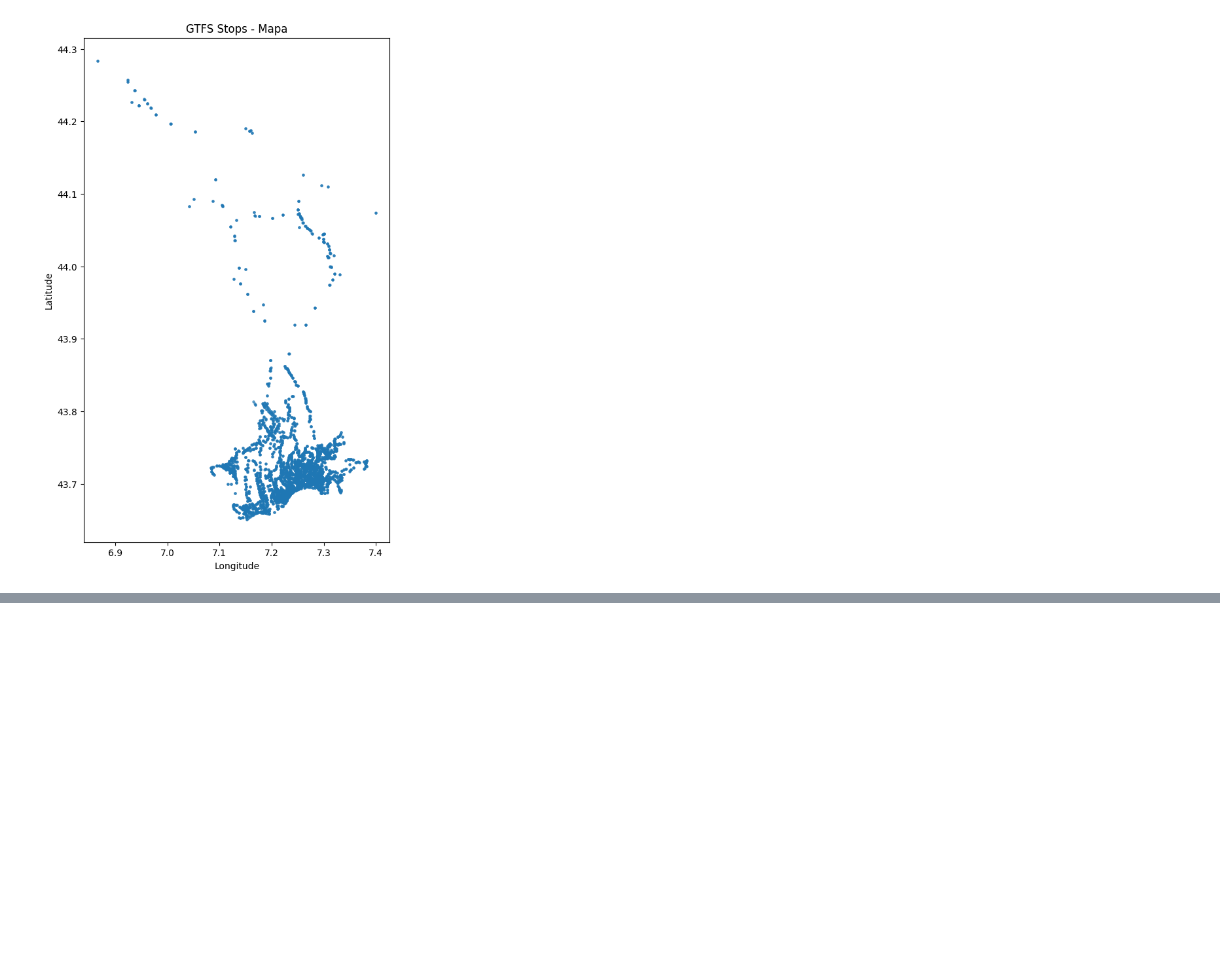
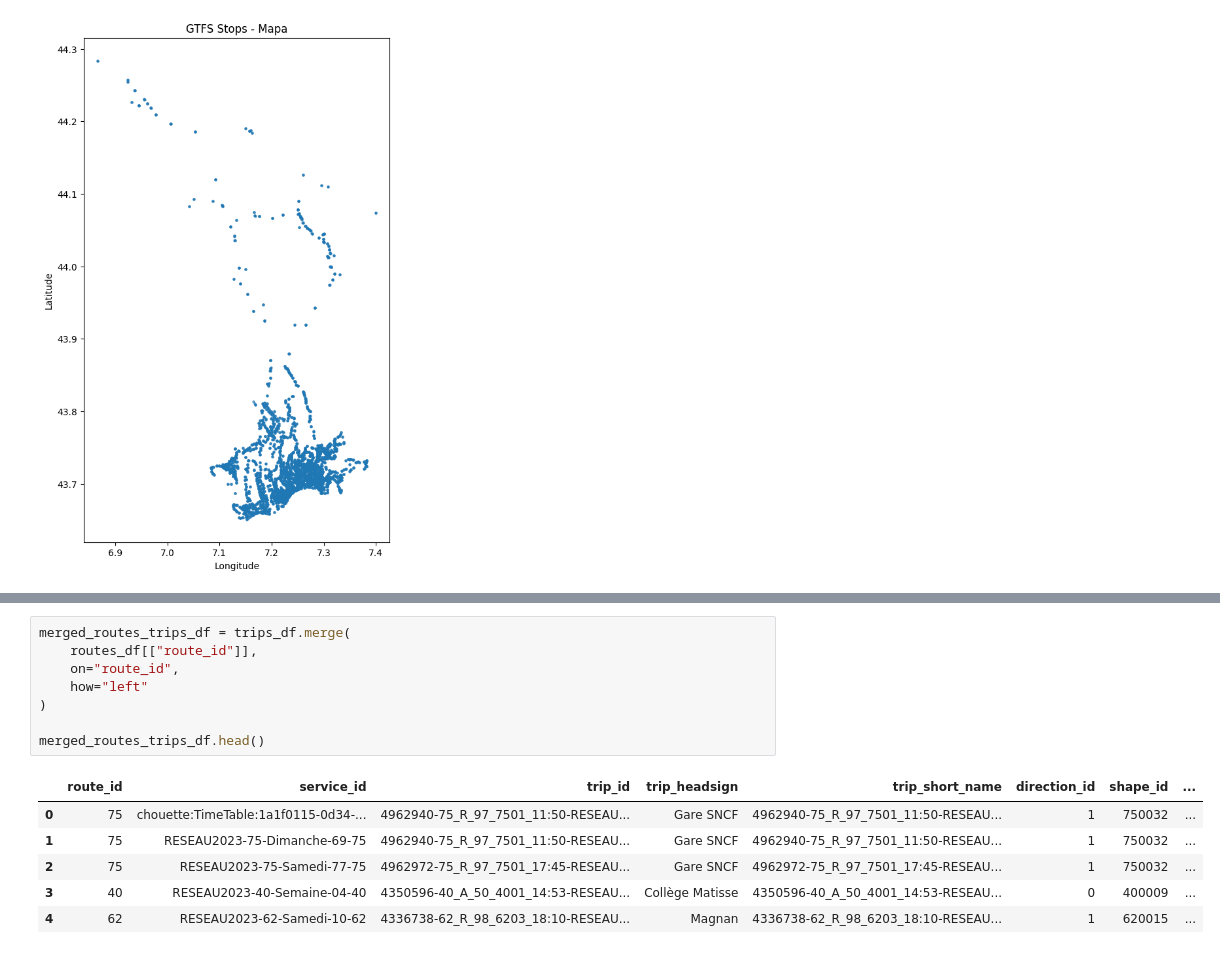
Before and after one commit to harleyrueda/tp-airflow-gtfs-duckdb, a Jupyter notebook: exploration_gtfs.ipynb, the cells around one changed output, grey strips where cells are left out. Drawn from its saved outputs; the diff is of its cells as text; blank space fills up the shorter version.

```diff
--- a/exploration_gtfs.ipynb
+++ b/exploration_gtfs.ipynb
@@ -99,0 +131,15 @@ plt.show()
+# %%
+merged_routes_trips_df = trips_df.merge(
+    routes_df[["route_id"]],
+    on="route_id",
+    how="left"
+)
+
+merged_routes_trips_df.head()
+# %% [output]
+|  | route_id | service_id | trip_id | trip_headsign | trip_short_name | direction_id | shape_id | ... |
+| 0 | 75 | chouette:TimeTable:1a1f0115-0d34-... | 4962940-75_R_97_7501_11:50-RESEAU... | Gare SNCF | 4962940-75_R_97_7501_11:50-RESEAU... | 1 | 750032 | ... |
+| 1 | 75 | RESEAU2023-75-Dimanche-69-75 | 4962940-75_R_97_7501_11:50-RESEAU... | Gare SNCF | 4962940-75_R_97_7501_11:50-RESEAU... | 1 | 750032 | ... |
+| 2 | 75 | RESEAU2023-75-Samedi-77-75 | 4962972-75_R_97_7501_17:45-RESEAU... | Gare SNCF | 4962972-75_R_97_7501_17:45-RESEAU... | 1 | 750032 | ... |
+| 3 | 40 | RESEAU2023-40-Semaine-04-40 | 4350596-40_A_50_4001_14:53-RESEAU... | Collège Matisse | 4350596-40_A_50_4001_14:53-RESEAU... | 0 | 400009 | ... |
+| 4 | 62 | RESEAU2023-62-Samedi-10-62 | 4336738-62_R_98_6203_18:10-RESEAU... | Magnan | 4336738-62_R_98_6203_18:10-RESEAU... | 1 | 620015 | ... |
```
Also changed, not shown: parts of 10 cells of this notebook.
